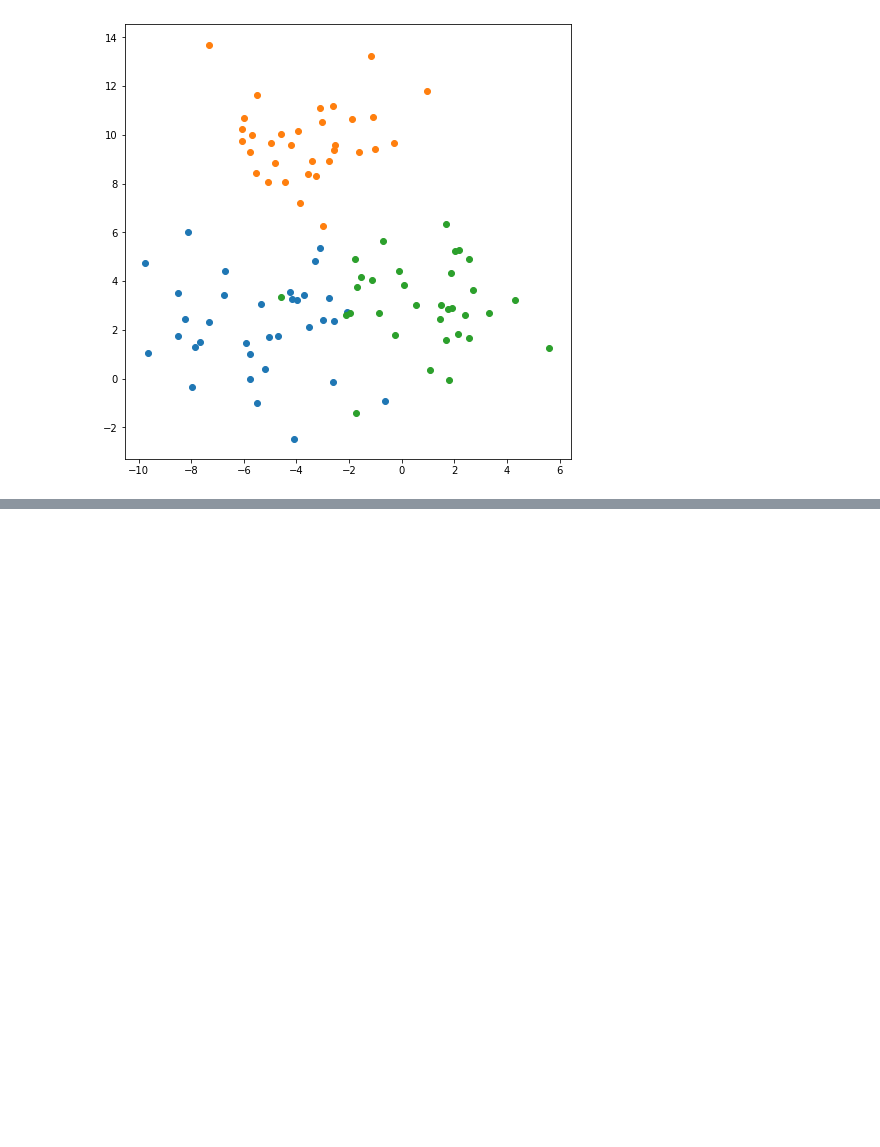
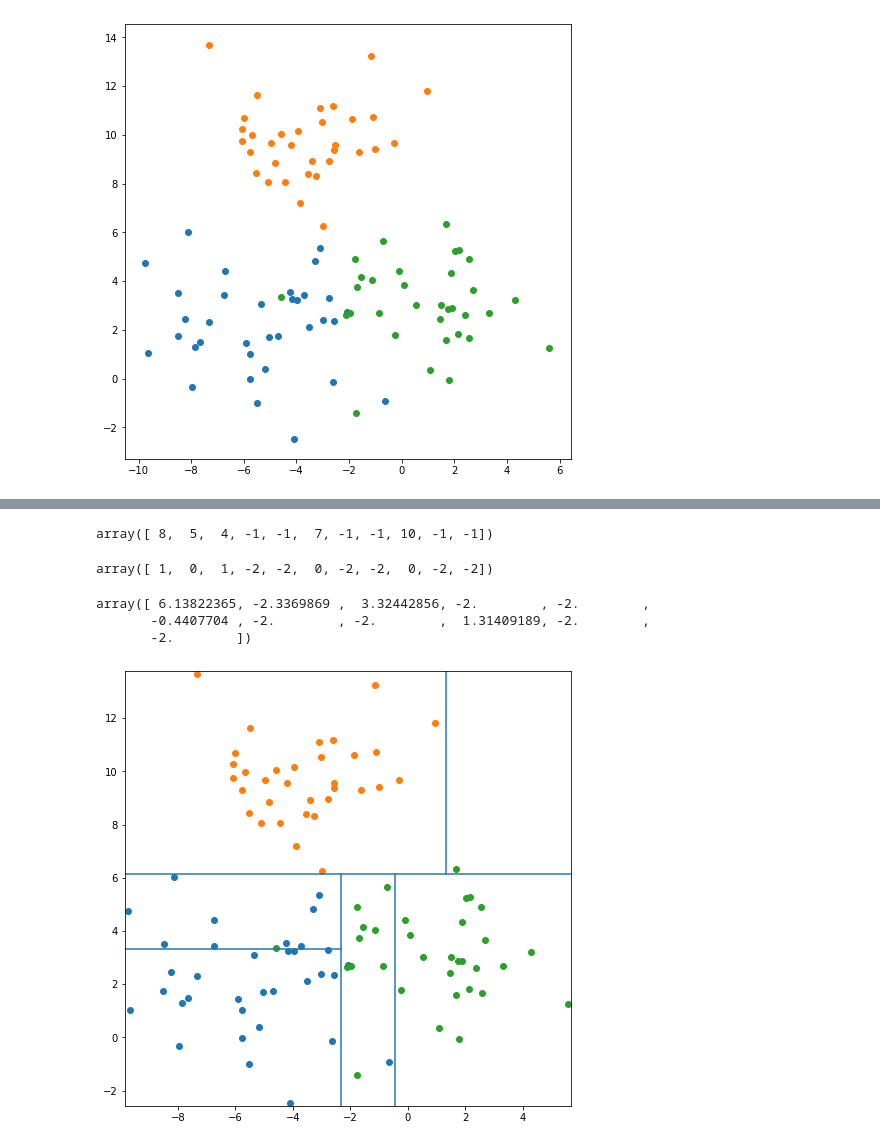
Before and after one commit to max-miller/ds_ground_up, a Jupyter notebook: neighbors_tree/tree_visuals.ipynb, the cells around one changed output, grey strips where cells are left out. Saved outputs shown, nothing was run; the diff lists cells and outputs as text; code cells hidden in the pictures; blank space fills up the shorter version.

```diff
--- a/neighbors_tree/tree_visuals.ipynb
+++ b/neighbors_tree/tree_visuals.ipynb
@@ -57,0 +51,14 @@ y_min, y_max = min(x[:,1]), max(x[:,1])
+# %%
+tree.tree_.children_right
+# %% [output]
+array([ 8,  5,  4, -1, -1,  7, -1, -1, 10, -1, -1])
+# %%
+tree.tree_.feature
+# %% [output]
+array([ 1,  0,  1, -2, -2,  0, -2, -2,  0, -2, -2])
+# %%
+tree.tree_.threshold
+# %% [output]
+array([ 6.13822365, -2.3369869 ,  3.32442856, -2.        , -2.        ,
+       -0.4407704 , -2.        , -2.        ,  1.31409189, -2.        ,
+       -2.        ])
@@ -57,0 +89,24 @@ y_min, y_max = min(x[:,1]), max(x[:,1])
+# %%
+def tree_grid_visualizer(x,y,params):
+    tree = DecisionTreeClassifier(criterion=params.get('criterion','entropy'),
+                                 max_depth=params.get('max_depth',None),
+                                 max_leaf_nodes = params.get('max_leaf_nodes',None),
+                                 min_samples_leaf=params.get('min_samples_leaf',1))
+    tree.fit(x,y)
+    xmax = max(x[:,0])+.1
+    xmin = min(x[:,0])-.1
+    ymax = max(x[:,1])+.1
+    ymin = min(x[:,1])-.1
+
+    fig = plt.figure(figsize=(8,8))
+    plt.xlim(xmin, xmax)
+    plt.ylim(ymin, ymax)
+
+    for n in set(y):
+        plt.scatter(x[y==n,0],x[y==n,1])
+
+    plot_children(tree,0,xmin,xmax,ymin,ymax,(xmax-xmin),(ymax-ymin),xmin,ymin)
+# %%
+tree_grid_visualizer(x,y,{'max_depth':3})
+# %% [output]
+[figure, added]
```
Also changed, not shown: parts of 6 cells of this notebook.
